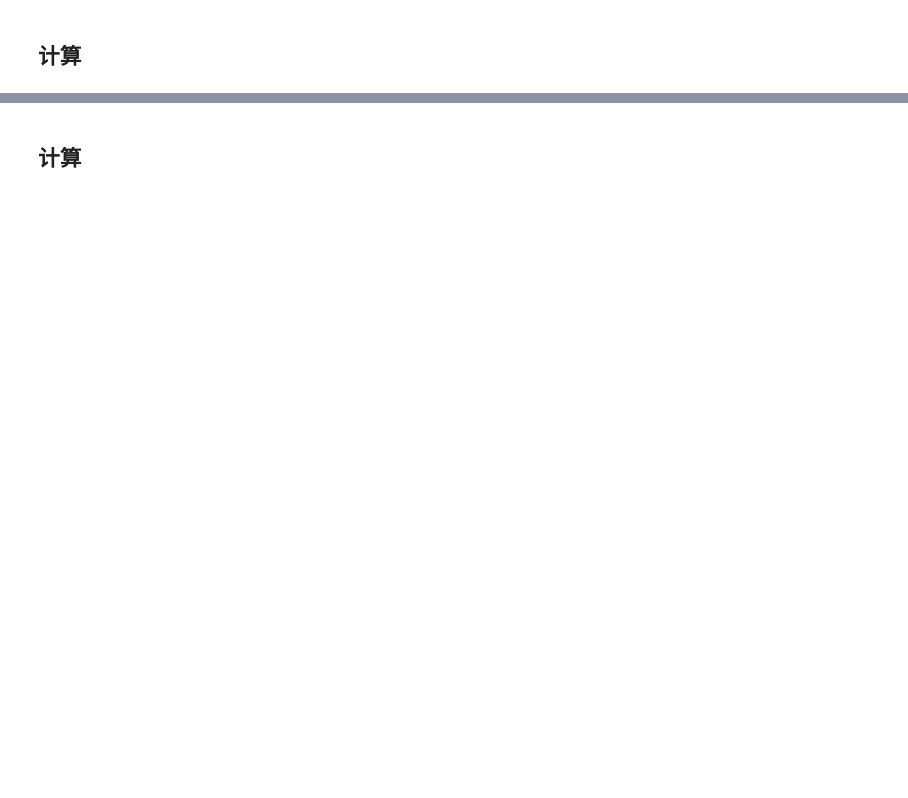
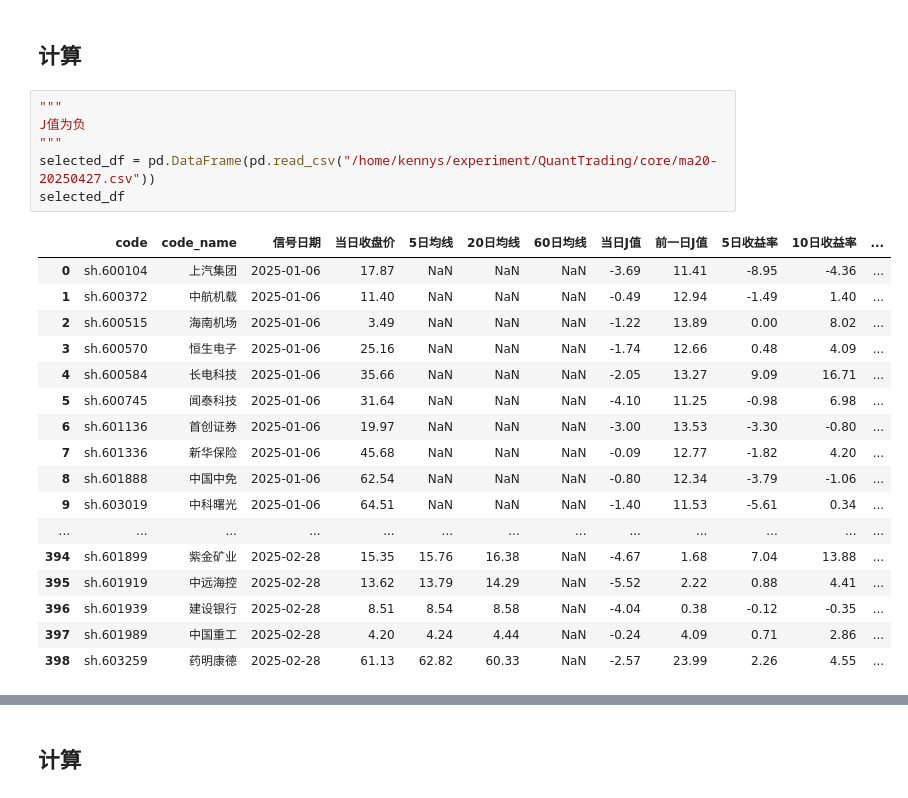
Before and after one commit to kennys-cs1105/QuantTrading, a Jupyter notebook: notebook/2025-04-22-部分票计算.ipynb, the cells around one changed output, grey strips where cells are left out. Cells and saved outputs as stored; diff of their text form; blank space fills up the shorter version.

```diff
--- a/notebook/2025-04-22-部分票计算.ipynb
+++ b/notebook/2025-04-22-部分票计算.ipynb
@@ -450,2 +536,26 @@ df_stock_2025
 # %% [markdown]
 ## 计算
+# %%
+"""
+J值为负
+"""
+selected_df = pd.DataFrame(pd.read_csv("/home/kennys/experiment/QuantTrading/core/ma20-20250427.csv"))
+selected_df
+# %% [output]
+|  | code | code_name | 信号日期 | 当日收盘价 | 5日均线 | 20日均线 | 60日均线 | 当日J值 | 前一日J值 | 5日收益率 | 10日收益率 | ... |
+| 0 | sh.600104 | 上汽集团 | 2025-01-06 | 17.87 | NaN | NaN | NaN | -3.69 | 11.41 | -8.95 | -4.36 | ... |
+| 1 | sh.600372 | 中航机载 | 2025-01-06 | 11.40 | NaN | NaN | NaN | -0.49 | 12.94 | -1.49 | 1.40 | ... |
+| 2 | sh.600515 | 海南机场 | 2025-01-06 | 3.49 | NaN | NaN | NaN | -1.22 | 13.89 | 0.00 | 8.02 | ... |
+| 3 | sh.600570 | 恒生电子 | 2025-01-06 | 25.16 | NaN | NaN | NaN | -1.74 | 12.66 | 0.48 | 4.09 | ... |
+| 4 | sh.600584 | 长电科技 | 2025-01-06 | 35.66 | NaN | NaN | NaN | -2.05 | 13.27 | 9.09 | 16.71 | ... |
+| 5 | sh.600745 | 闻泰科技 | 2025-01-06 | 31.64 | NaN | NaN | NaN | -4.10 | 11.25 | -0.98 | 6.98 | ... |
+| 6 | sh.601136 | 首创证券 | 2025-01-06 | 19.97 | NaN | NaN | NaN | -3.00 | 13.53 | -3.30 | -0.80 | ... |
+| 7 | sh.601336 | 新华保险 | 2025-01-06 | 45.68 | NaN | NaN | NaN | -0.09 | 12.77 | -1.82 | 4.20 | ... |
+| 8 | sh.601888 | 中国中免 | 2025-01-06 | 62.54 | NaN | NaN | NaN | -0.80 | 12.34 | -3.79 | -1.06 | ... |
+| 9 | sh.603019 | 中科曙光 | 2025-01-06 | 64.51 | NaN | NaN | NaN | -1.40 | 11.53 | -5.61 | 0.34 | ... |
+| ... | ... | ... | ... | ... | ... | ... | ... | ... | ... | ... | ... | ... |
+| 394 | sh.601899 | 紫金矿业 | 2025-02-28 | 15.35 | 15.76 | 16.38 | NaN | -4.67 | 1.68 | 7.04 | 13.88 | ... |
+| 395 | sh.601919 | 中远海控 | 2025-02-28 | 13.62 | 13.79 | 14.29 | NaN | -5.52 | 2.22 | 0.88 | 4.41 | ... |
+| 396 | sh.601939 | 建设银行 | 2025-02-28 | 8.51 | 8.54 | 8.58 | NaN | -4.04 | 0.38 | -0.12 | -0.35 | ... |
+| 397 | sh.601989 | 中国重工 | 2025-02-28 | 4.20 | 4.24 | 4.44 | NaN | -0.24 | 4.09 | 0.71 | 2.86 | ... |
+| 398 | sh.603259 | 药明康德 | 2025-02-28 | 61.13 | 62.82 | 60.33 | NaN | -2.57 | 23.99 | 2.26 | 4.55 | ... |
```
Also changed, not shown: parts of 16 cells of this notebook, 34 other files.
